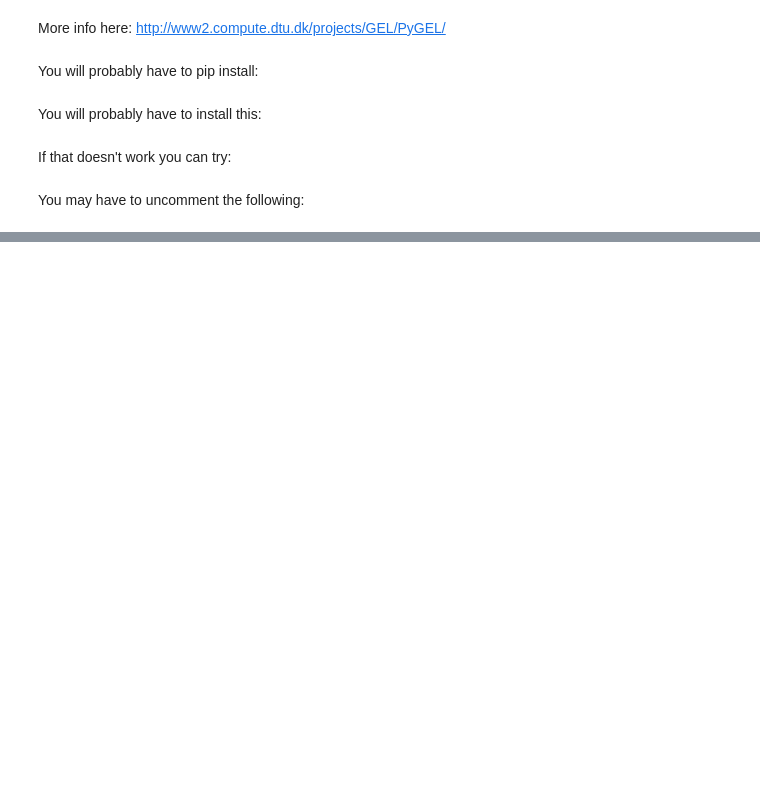
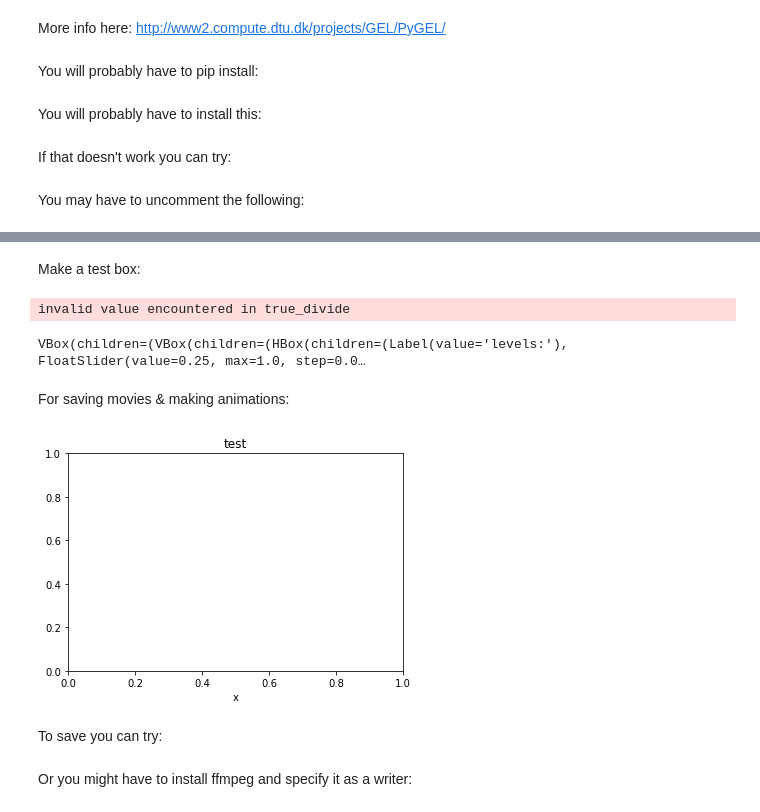
Before and after one commit to jnaiman/csci-p-14110_su2020, a Jupyter notebook: lesson01/test_imports_lesson01.ipynb, the cells around one changed output, grey strips where cells are left out. Saved outputs shown, nothing was run; the diff lists cells and outputs as text; code cells hidden in the pictures; blank space fills up the shorter version.

```diff
--- a/lesson01/test_imports_lesson01.ipynb
+++ b/lesson01/test_imports_lesson01.ipynb
@@ -391,0 +320,18 @@ The above may give you some errors telling you to download a few more things, an
+# %% [markdown]
+Make a test box:
+# %%
+import numpy as np
+import ipyvolume as ipv
+V = np.zeros((128,128,128)) # our 3d array
+# outer box
+V[30:-30,30:-30,30:-30] = 0.75
+V[35:-35,35:-35,35:-35] = 0.0
+# inner box
+V[50:-50,50:-50,50:-50] = 0.25
+V[55:-55,55:-55,55:-55] = 0.0
+ipv.quickvolshow(V, level=[0.25, 0.75], opacity=0.03, level_width=0.1, data_min=0, data_max=1)
+# %% [output]
+invalid value encountered in true_divide
+VBox(children=(VBox(children=(HBox(children=(Label(value='levels:'), FloatSlider(value=0.25, max=1.0, step=0.0…
+# %% [markdown]
+For saving movies & making animations:
@@ -391,0 +340,25 @@ The above may give you some errors telling you to download a few more things, an
+# %%
+import matplotlib.pyplot as plt
+import numpy as np
+
+def update_line(num, data, line):
+    line.set_data(data[..., :num])
+    return line,
+# %%
+fig1 = plt.figure()
+
+# Fixing random state for reproducibility
+np.random.seed(19680801)
+
+data = np.random.rand(2, 25)
+l, = plt.plot([], [], 'r-')
+plt.xlim(0, 1)
+plt.ylim(0, 1)
+plt.xlabel('x')
+plt.title('test')
+line_ani = animation.FuncAnimation(fig1, update_line, 25, fargs=(data, l),
+                                   interval=50, blit=True)
+# %% [output]
+[figure, added]
+# %% [markdown]
+To save you can try:
@@ -391,0 +367,2 @@ The above may give you some errors telling you to download a few more things, an
+# %% [markdown]
+Or you might have to install ffmpeg and specify it as a writer:
```
Also changed, not shown: parts of 37 cells of this notebook, 18 other files.
